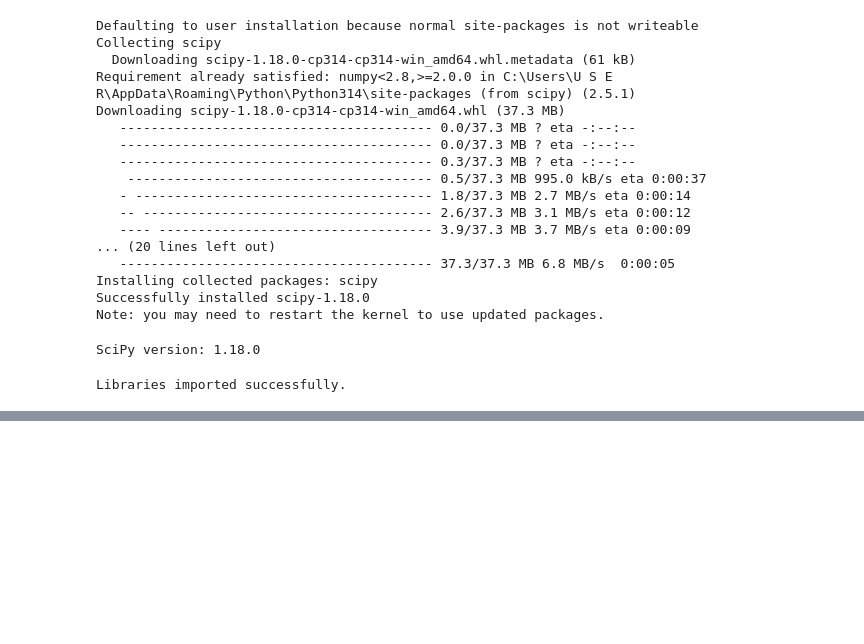
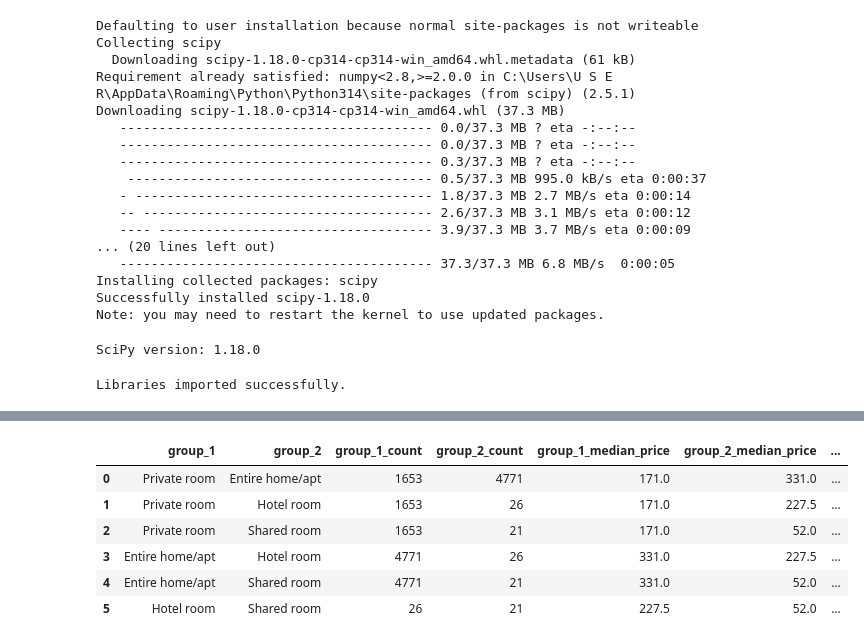
Before and after one commit to Tnadeeja/Inside-Airbnb-Market-Intelligence-Platform-Data-Engineering-Analytics-AI, a Jupyter notebook: notebooks/04_statistical_analysis.ipynb, the cells around one changed output, grey strips where cells are left out. Saved outputs shown, nothing was run; the diff lists cells and outputs as text; code cells hidden in the pictures; blank space fills up the shorter version.

Commit message:
Add room type price statistical tests

```diff
--- a/notebooks/04_statistical_analysis.ipynb
+++ b/notebooks/04_statistical_analysis.ipynb
@@ -53,0 +77,8 @@ Libraries imported successfully.
+# %%
+listing_master_df = conn.execute("""
+SELECT *
+FROM listing_master_final
+""").fetchdf()
+
+print("listing_master_df shape:", listing_master_df.shape)
+listing_master_df.head()
@@ -53,0 +93,9 @@ Libraries imported successfully.
+# %%
+stats_price_df = listing_master_df[
+    listing_master_df["price_numeric"].notna() &
+    (listing_master_df["price_numeric"] > 0)
+].copy()
+
+print("Total listings:", len(listing_master_df))
+print("Listings with valid price:", len(stats_price_df))
+print("Missing/invalid price listings:", len(listing_master_df) - len(stats_price_df))
@@ -53,0 +212,76 @@ Libraries imported successfully.
+# %%
+from itertools import combinations
+
+room_types = stats_price_df["room_type"].dropna().unique()
+
+pairwise_results = []
+
+for room_type_1, room_type_2 in combinations(room_types, 2):
+    group_1 = stats_price_df[
+        stats_price_df["room_type"] == room_type_1
+    ]["price_numeric"].dropna()
+
+    group_2 = stats_price_df[
+        stats_price_df["room_type"] == room_type_2
+    ]["price_numeric"].dropna()
+
+    u_statistic, p_value = stats.mannwhitneyu(
+        group_1,
+        group_2,
+        alternative="two-sided"
+    )
+
+    n1 = len(group_1)
+    n2 = len(group_2)
+
+    rank_biserial_correlation = (2 * u_statistic) / (n1 * n2) - 1
+
+    pairwise_results.append({
+        "group_1": room_type_1,
+        "group_2": room_type_2,
+        "group_1_count": n1,
+        "group_2_count": n2,
+        "group_1_median_price": group_1.median(),
+        "group_2_median_price": group_2.median(),
+        "median_difference_group_1_minus_group_2": group_1.median() - group_2.median(),
+        "u_statistic": u_statistic,
+        "p_value": p_value,
+        "rank_biserial_correlation": rank_biserial_correlation
+    })
+
+pairwise_room_type_price_tests = pd.DataFrame(pairwise_results)
+
+# Bonferroni correction
+number_of_tests = len(pairwise_room_type_price_tests)
+
+pairwise_room_type_price_tests["p_value_bonferroni"] = (
+    pairwise_room_type_price_tests["p_value"] * number_of_tests
+).clip(upper=1)
+
+pairwise_room_type_price_tests["significant_after_bonferroni"] = (
+    pairwise_room_type_price_tests["p_value_bonferroni"] < 0.05
+)
+
+# Round numeric columns for readability
+round_columns = [
+    "group_1_median_price",
+    "group_2_median_price",
+    "median_difference_group_1_minus_group_2",
+    "u_statistic",
+    "p_value",
+    "p_value_bonferroni",
+    "rank_biserial_correlation"
+]
+
+for column in round_columns:
+    pairwise_room_type_price_tests[column] = pairwise_room_type_price_tests[column].round(6)
+
+pairwise_room_type_price_tests
+# %% [output]
+|  | group_1 | group_2 | group_1_count | group_2_count | group_1_median_price | group_2_median_price | ... |
+| 0 | Private room | Entire home/apt | 1653 | 4771 | 171.0 | 331.0 | ... |
+| 1 | Private room | Hotel room | 1653 | 26 | 171.0 | 227.5 | ... |
+| 2 | Private room | Shared room | 1653 | 21 | 171.0 | 52.0 | ... |
+| 3 | Entire home/apt | Hotel room | 4771 | 26 | 331.0 | 227.5 | ... |
+| 4 | Entire home/apt | Shared room | 4771 | 21 | 331.0 | 52.0 | ... |
+| 5 | Hotel room | Shared room | 26 | 21 | 227.5 | 52.0 | ... |
```
Also changed, not shown: parts of 15 cells of this notebook, 3 other files.
